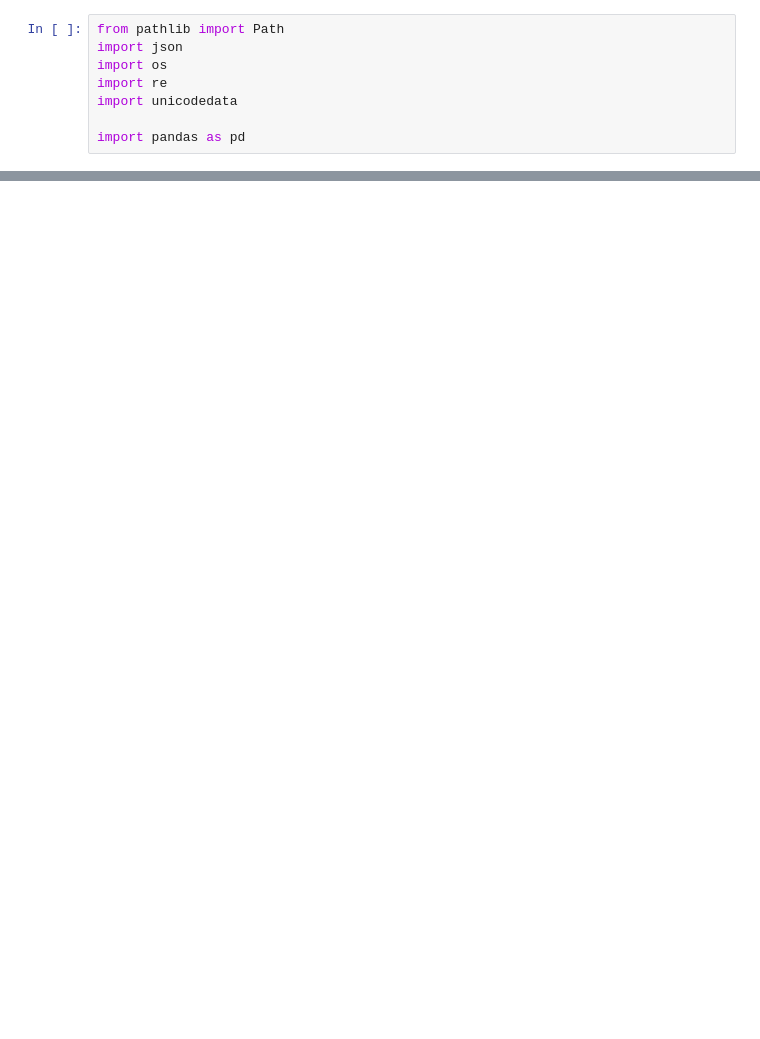
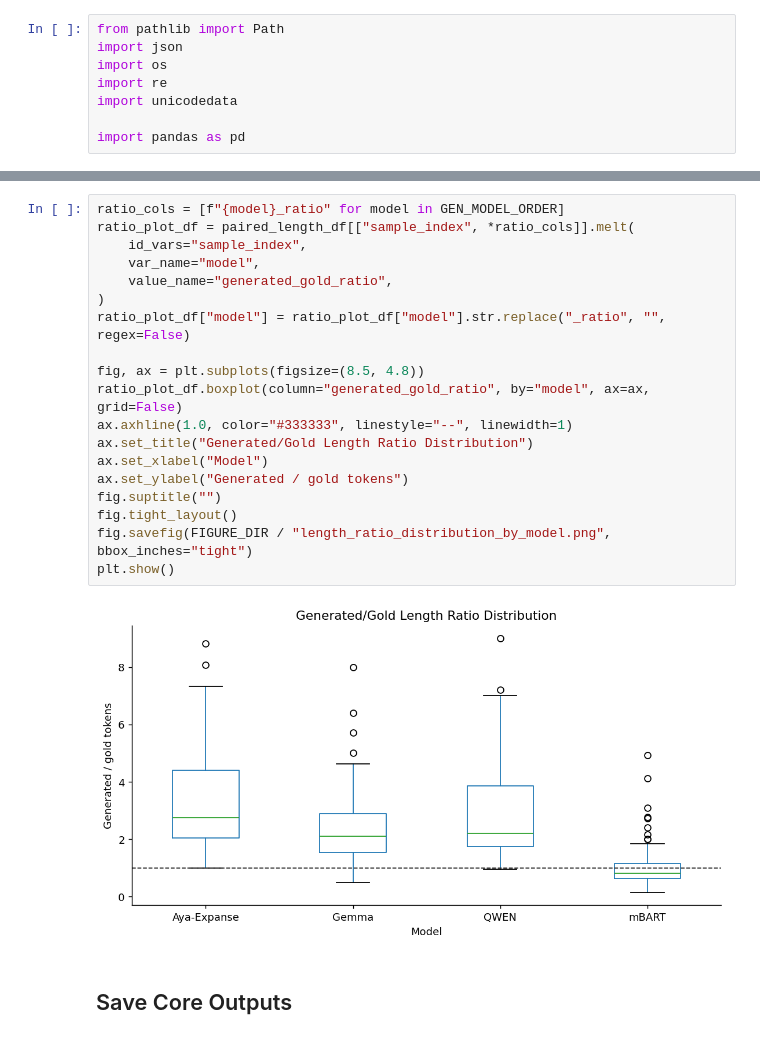
Before and after one commit to yunlee919/relational-grounding-dialogue-summarization, a Jupyter notebook: notebooks/evaluation/gold_length/generated_summary_gold_length_analysis.ipynb, the cells around one changed output, grey strips where cells are left out. Saved outputs shown, nothing was run; the diff lists cells and outputs as text; blank space fills up the shorter version.

```diff
--- a/notebooks/evaluation/gold_length/generated_summary_gold_length_analysis.ipynb
+++ b/notebooks/evaluation/gold_length/generated_summary_gold_length_analysis.ipynb
@@ -373,0 +403,23 @@ print("Saved:", wide_csv)
+# %%
+ratio_cols = [f"{model}_ratio" for model in GEN_MODEL_ORDER]
+ratio_plot_df = paired_length_df[["sample_index", *ratio_cols]].melt(
+    id_vars="sample_index",
+    var_name="model",
+    value_name="generated_gold_ratio",
+)
+ratio_plot_df["model"] = ratio_plot_df["model"].str.replace("_ratio", "", regex=False)
+
+fig, ax = plt.subplots(figsize=(8.5, 4.8))
+ratio_plot_df.boxplot(column="generated_gold_ratio", by="model", ax=ax, grid=False)
+ax.axhline(1.0, color="#333333", linestyle="--", linewidth=1)
+ax.set_title("Generated/Gold Length Ratio Distribution")
+ax.set_xlabel("Model")
+ax.set_ylabel("Generated / gold tokens")
+fig.suptitle("")
+fig.tight_layout()
+fig.savefig(FIGURE_DIR / "length_ratio_distribution_by_model.png", bbox_inches="tight")
+plt.show()
+# %% [output]
+[figure, added]
+# %% [markdown]
+## Save Core Outputs
```
Also changed, not shown: parts of 47 cells of this notebook.
